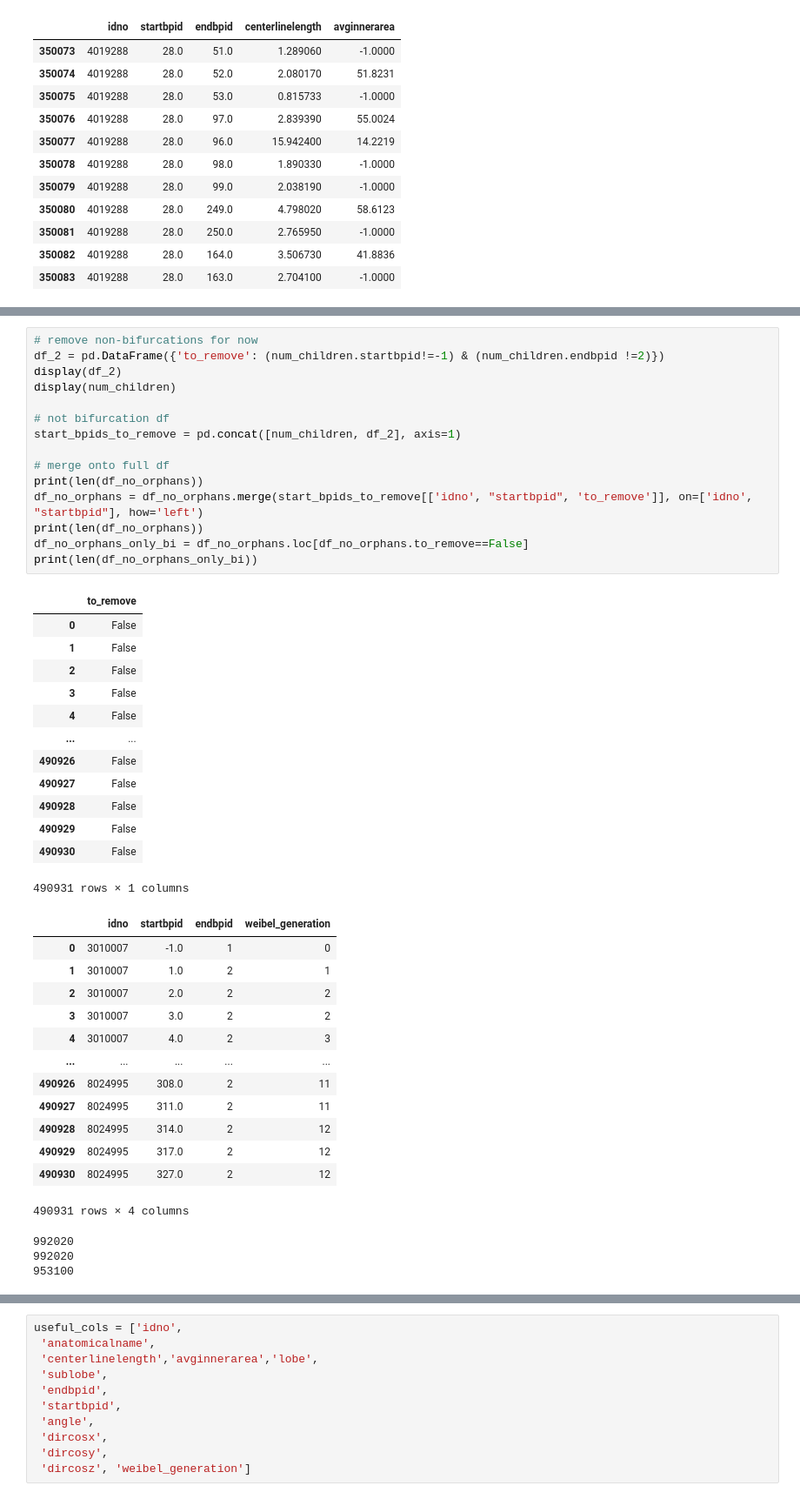
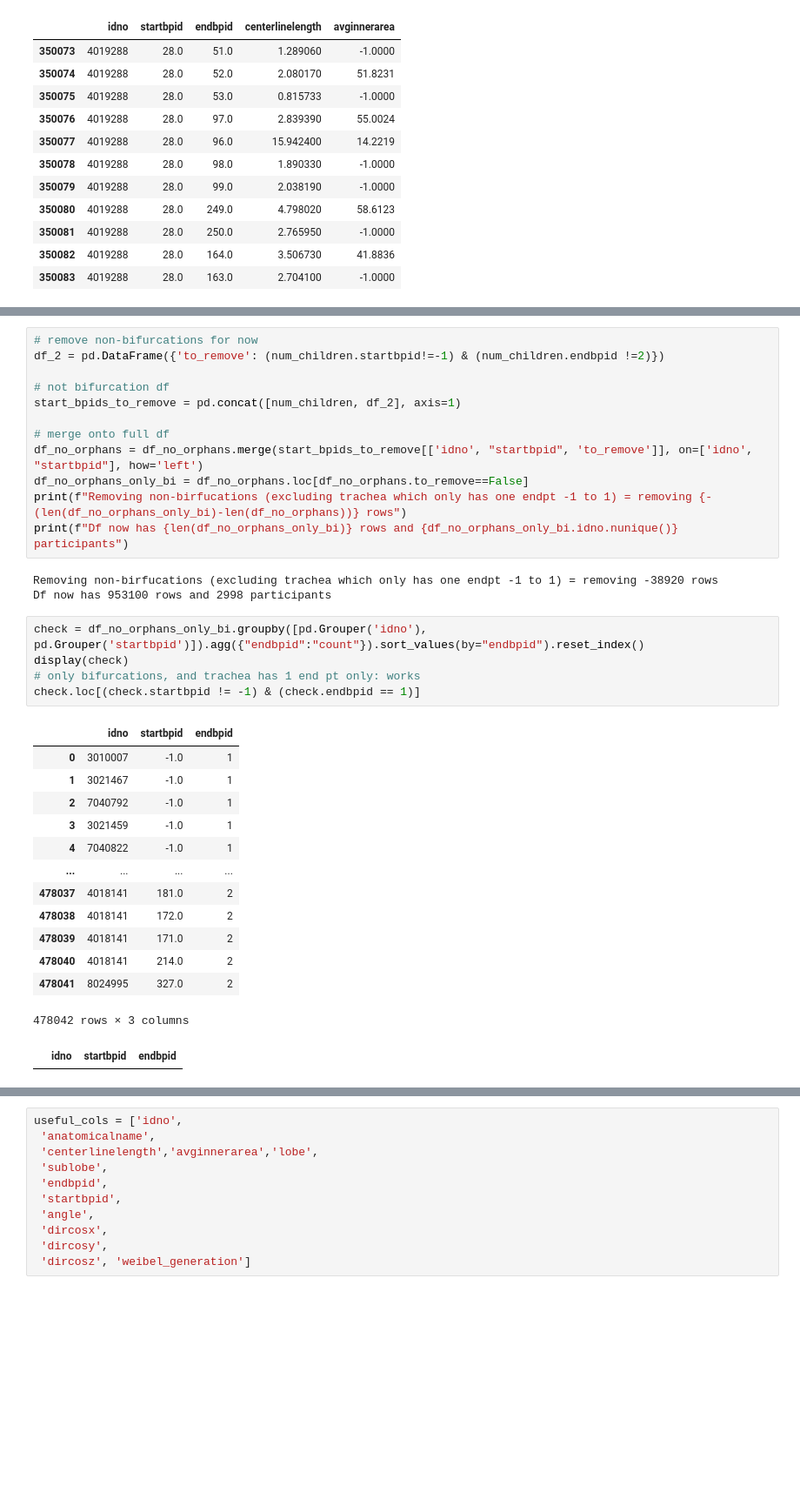
Before and after one commit to s-n-naik/airway_exploration, a Jupyter notebook: Dataloading.ipynb, the cells around one changed output, grey strips where cells are left out. Shown at 87% size. Saved outputs shown, nothing was run; the diff lists cells and outputs as text; blank space fills up the shorter version.

Commit message:
Removed non bifurcations: ASSUMPTION

```diff
--- a/Dataloading.ipynb
+++ b/Dataloading.ipynb
@@ -134,47 +138,37 @@ num_children.groupby('endbpid').agg(
 # %%
 # remove non-bifurcations for now
 df_2 = pd.DataFrame({'to_remove': (num_children.startbpid!=-1) & (num_children.endbpid !=2)})
-display(df_2)
-display(num_children)
 
 # not bifurcation df
 start_bpids_to_remove = pd.concat([num_children, df_2], axis=1)
 
 # merge onto full df
-print(len(df_no_orphans))
 df_no_orphans = df_no_orphans.merge(start_bpids_to_remove[['idno', "startbpid", 'to_remove']], on=['idno', "startbpid"], how='left')
-print(len(df_no_orphans))
 df_no_orphans_only_bi = df_no_orphans.loc[df_no_orphans.to_remove==False]
-print(len(df_no_orphans_only_bi))
+print(f"Removing non-birfucations (excluding trachea which only has one endpt -1 to 1) = removing {-(len(df_no_orphans_only_bi)-len(df_no_orphans))} rows")
+print(f"Df now has {len(df_no_orphans_only_bi)} rows and {df_no_orphans_only_bi.idno.nunique()} participants")
 # %% [output]
-|  | to_remove |
-| 0 | False |
-| 1 | False |
-| 2 | False |
-| 3 | False |
-| 4 | False |
-| ... | ... |
-| 490926 | False |
-| 490927 | False |
-| 490928 | False |
-| 490929 | False |
-| 490930 | False |
-490931 rows × 1 columns
+Removing non-birfucations (excluding trachea which only has one endpt -1 to 1) = removing -38920 rows
+Df now has 953100 rows and 2998 participants
-|  | idno | startbpid | endbpid | weibel_generation |
-| 0 | 3010007 | -1.0 | 1 | 0 |
-| 1 | 3010007 | 1.0 | 2 | 1 |
-| 2 | 3010007 | 2.0 | 2 | 2 |
-| 3 | 3010007 | 3.0 | 2 | 2 |
-| 4 | 3010007 | 4.0 | 2 | 3 |
-| ... | ... | ... | ... | ... |
-| 490926 | 8024995 | 308.0 | 2 | 11 |
-| 490927 | 8024995 | 311.0 | 2 | 11 |
-| 490928 | 8024995 | 314.0 | 2 | 12 |
-| 490929 | 8024995 | 317.0 | 2 | 12 |
-| 490930 | 8024995 | 327.0 | 2 | 12 |
-490931 rows × 4 columns
-992020
-992020
-953100
+# %%
+check = df_no_orphans_only_bi.groupby([pd.Grouper('idno'), pd.Grouper('startbpid')]).agg({"endbpid":"count"}).sort_values(by="endbpid").reset_index()
+display(check)
+# only bifurcations, and trachea has 1 end pt only: works
+check.loc[(check.startbpid != -1) & (check.endbpid == 1)]
+# %% [output]
+|  | idno | startbpid | endbpid |
+| 0 | 3010007 | -1.0 | 1 |
+| 1 | 3021467 | -1.0 | 1 |
+| 2 | 7040792 | -1.0 | 1 |
+| 3 | 3021459 | -1.0 | 1 |
+| 4 | 7040822 | -1.0 | 1 |
+| ... | ... | ... | ... |
+| 478037 | 4018141 | 181.0 | 2 |
+| 478038 | 4018141 | 172.0 | 2 |
+| 478039 | 4018141 | 171.0 | 2 |
+| 478040 | 4018141 | 214.0 | 2 |
+| 478041 | 8024995 | 327.0 | 2 |
+478042 rows × 3 columns
+|  | idno | startbpid | endbpid |
 # %%
 # Count scan problem
```
Also changed, not shown: parts of 9 cells of this notebook.
